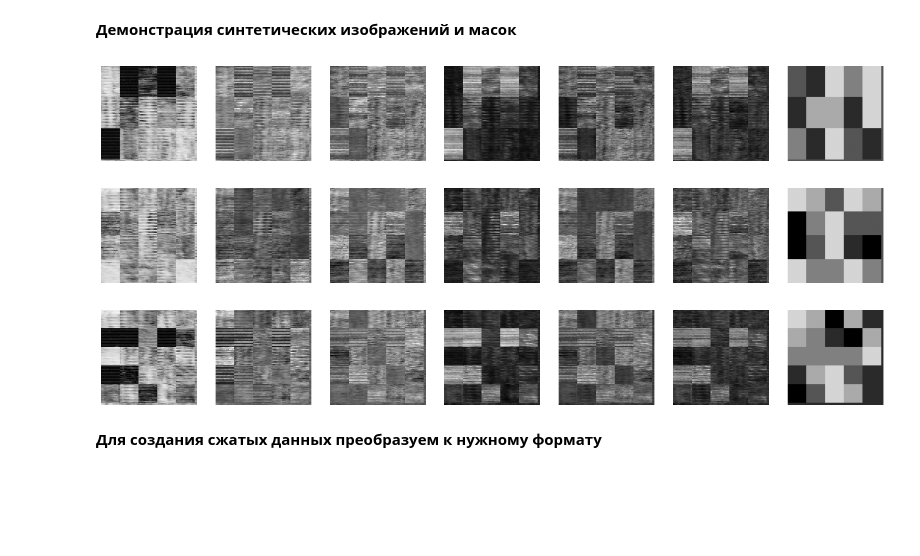
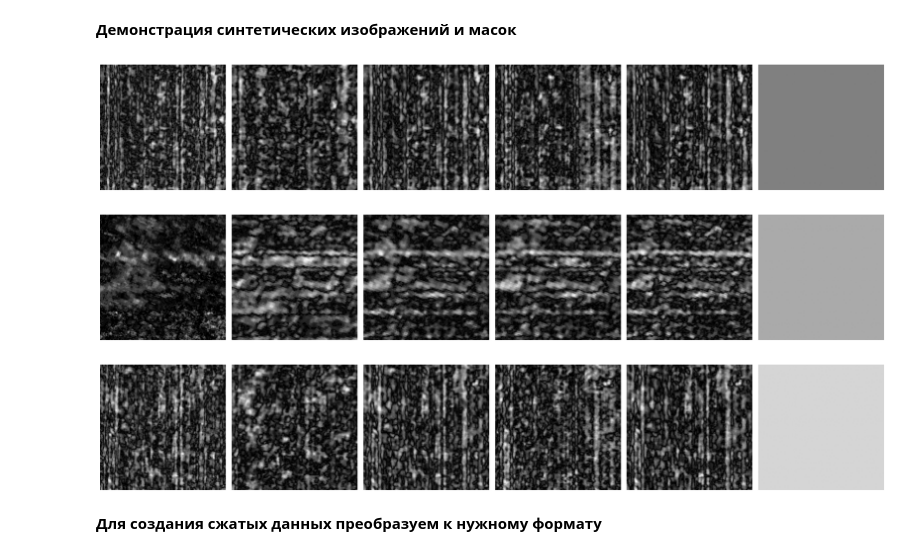
Before and after one commit to villerbond/nytrogen-status-analysis, a Jupyter notebook: generation_of_synthetic_data.ipynb, the cells around one changed output. Drawn from its saved outputs; the diff is of its cells as text; code cells hidden in the pictures; blank space fills up the shorter version.

```diff
--- a/generation_of_synthetic_data.ipynb
+++ b/generation_of_synthetic_data.ipynb
@@ -179,7 +257,7 @@ def make_nparrays(images, masks):
         # Открываем и обрабатываем изображения разных спектров
         for spectrum, path in image_paths.items():
             img = Image.open(path)  # Загружаем изображение
-            img = np.array(img) / 255.0  # Нормализуем значения пикселей в диапазон [0, 1]
+            img = np.array(img)  # Нормализуем значения пикселей в диапазон [0, 1]
 
             # Если канал не RGB, преобразуем его в формат (128, 128, 1), добавляя измерение глубины
             if spectrum != 'RGB':
@@ -319,7 +413,7 @@ def generate_synthetic_data(images, masks, N):
 
     return np.array(generated_images), np.array(generated_masks)
 # %%
-N = 2000
+N = 3000
 synth_images, synth_masks = generate_synthetic_data(train_images, train_masks, N)
 print(synth_images.shape, synth_masks.shape)
 # %% [output]
@@ -330,8 +424,8 @@ print(synth_images.shape, synth_masks.shape)
 for i in range(3):
   img = synth_images[i]
   mask = synth_masks[i]
-  fig, ax = plt.subplots(1, 7, figsize=(20, 5))
-  for i in range(6):
+  fig, ax = plt.subplots(1, 6, figsize=(20, 5))
+  for i in range(5):
     ax[i].imshow(img[i], cmap='gray')
     ax[i].axis('Off')
   ax[-1].imshow(mask, cmap='gray', vmin=0, vmax=6)
@@ -379,7 +473,7 @@ np.savez_compressed("drive/MyDrive/VKR/dataset/synth_images_and_masks2.npz", syn
 # %% [markdown]
 **Другой вариант генерации данных**
 # %%
-def generate_synthetic_data(images, masks, N, min_splits=2, max_splits=5):
+def generate_synthetic_data(images, masks, N, min_splits=1, max_splits=1):
     """
     Генерирует N синтетических изображений, заменяя части изображения случайными фрагментами из других изображений.
 
@@ -438,25 +532,29 @@ print(synthetic_images.shape, synthetic_masks.shape)
 # %%
 # Выбираем 3 случайных индекса из массива
 random_indices = random.sample(range(synthetic_images.shape[0]), 3)
 
 for idx in random_indices:
     img = synthetic_images[idx]
     mask = synthetic_masks[idx]
 
-    fig, ax = plt.subplots(1, 7, figsize=(20, 5))
+    fig, ax = plt.subplots(1, 6, figsize=(20, 5))
 
-    for i in range(6):
-        ax[i].imshow(img[i], cmap='gray')
+    for i in range(5):
+        channel = img[i]
+        # Нормализация: растягиваем в диапазон 0–1 для визуализации
+        norm_channel = (channel - channel.min()) / (np.ptp(channel) + 1e-6)
+        ax[i].imshow(norm_channel, cmap='gray')
         ax[i].axis('off')
 
     ax[-1].imshow(mask, cmap='gray', vmin=0, vmax=6)
     ax[-1].axis('off')
 
+    plt.tight_layout()
     plt.show()
 # %% [output]
-[figure, old version]
+[figure, new version]
-[figure, old version]
+[figure, new version]
-[figure, old version]
+[figure, new version]
 # %% [markdown]
 **Для создания сжатых данных преобразуем к нужному формату**
 # %%
```
Also changed, not shown: parts of 18 cells of this notebook.
